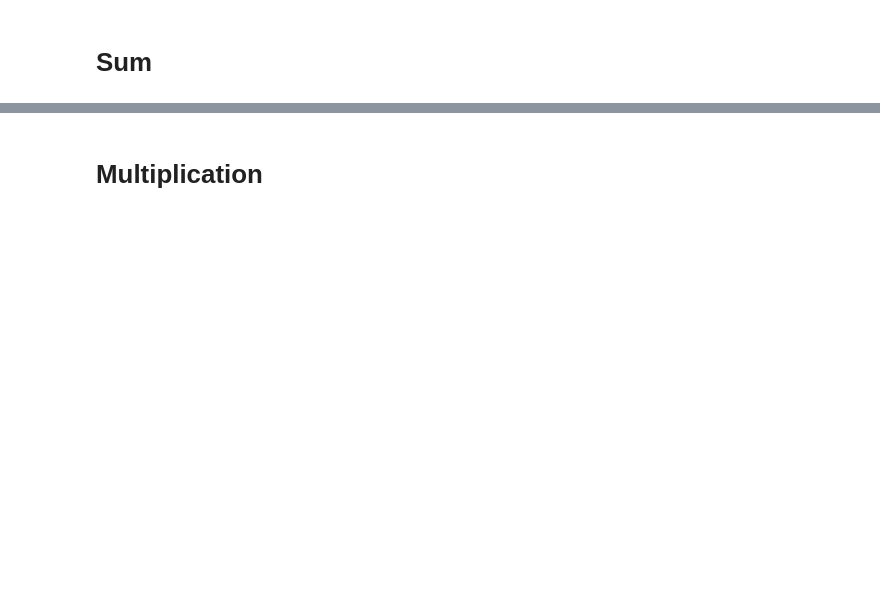
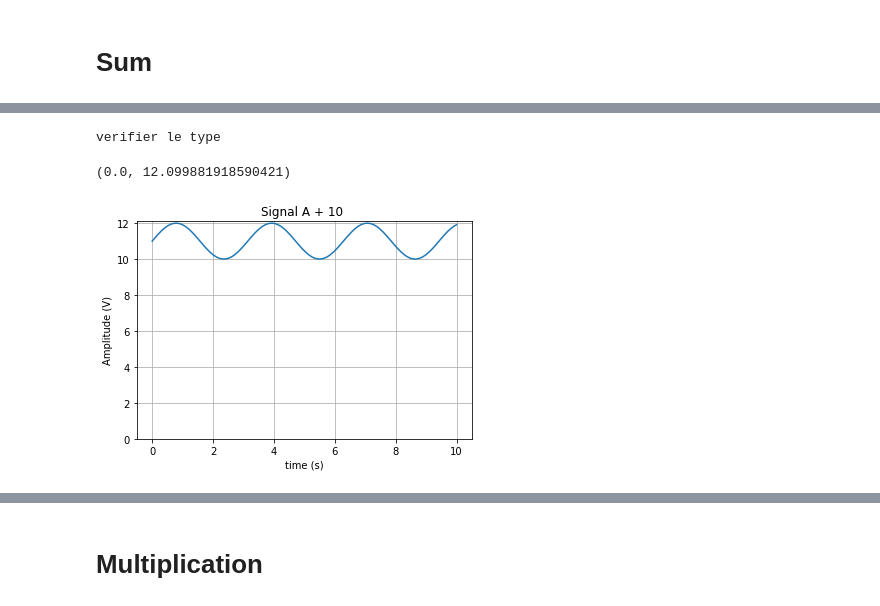
Before and after one commit to Octavius26/Data_analysis, a Jupyter notebook: demo.ipynb, the cells around one changed output, grey strips where cells are left out. Saved outputs shown, nothing was run; the diff lists cells and outputs as text; code cells hidden in the pictures; blank space fills up the shorter version.

```diff
--- a/demo.ipynb
+++ b/demo.ipynb
@@ -81,0 +55,8 @@ print(type(sig0))
+# %%
+sigB = sigA + 10
+sigB.plot()
+plt.ylim(0)
+# %% [output]
+verifier le type
+(0.0, 12.099881918590421)
+[figure, added]
```
Also changed, not shown: parts of 18 cells of this notebook, 1 other file.
